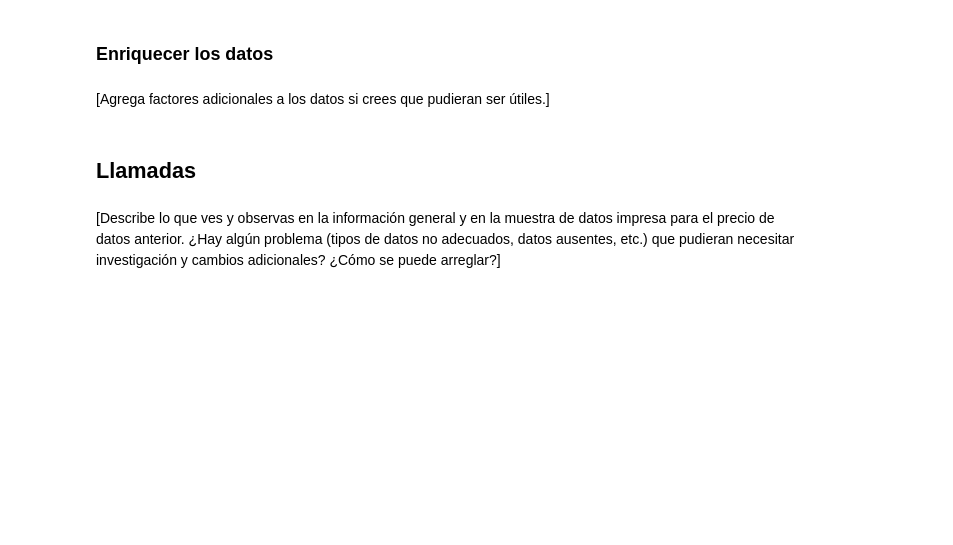
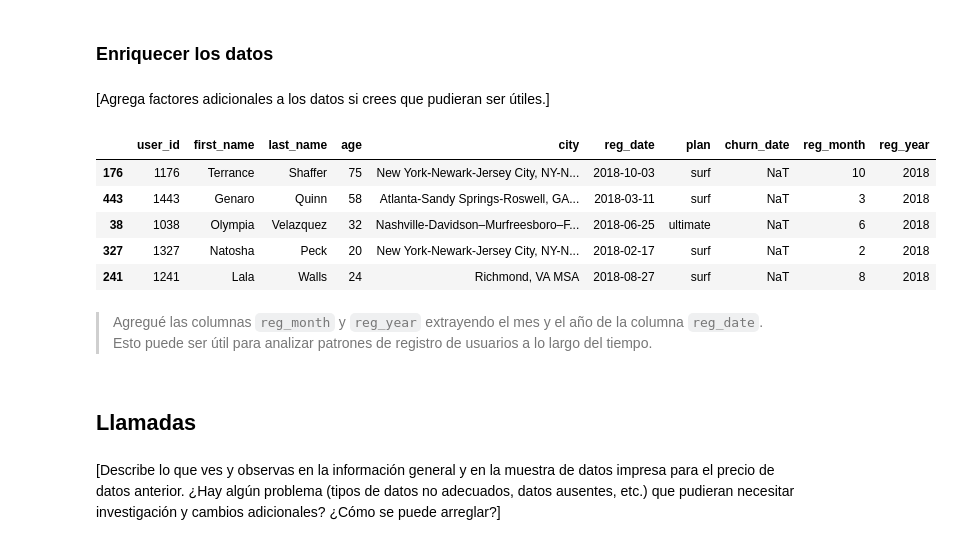
Before and after one commit to Davichobacter/data_science_tt, a Jupyter notebook: notebook.ipynb, the cells around one changed output. Saved outputs shown, nothing was run; the diff lists cells and outputs as text; code cells hidden in the pictures; blank space fills up the shorter version.

Commit message:
Terminando la sección de usuarios

```diff
--- a/notebook.ipynb
+++ b/notebook.ipynb
@@ -153,3 +180,6 @@ users_df.sample(10)
 ### Corregir los datos
 # %% [markdown]
 [Corrige los problemas obvios con los datos basándote en las observaciones iniciales.]
+# %%
+users_df['reg_date'] = pd.to_datetime(users_df['reg_date'])
+users_df['churn_date'] = pd.to_datetime(users_df['churn_date'])
@@ -157,6 +216,20 @@ users_df.sample(10)
 ### Enriquecer los datos
 # %% [markdown]
 [Agrega factores adicionales a los datos si crees que pudieran ser útiles.]
+# %%
+users_df['reg_month'] = users_df['reg_date'].dt.month
+users_df['reg_year'] = users_df['reg_date'].dt.year
+# %%
+users_df.sample(5)
+# %% [output]
+|  | user_id | first_name | last_name | age | city | reg_date | plan | churn_date | reg_month | reg_year |
+| 176 | 1176 | Terrance | Shaffer | 75 | New York-Newark-Jersey City, NY-N... | 2018-10-03 | surf | NaT | 10 | 2018 |
+| 443 | 1443 | Genaro | Quinn | 58 | Atlanta-Sandy Springs-Roswell, GA... | 2018-03-11 | surf | NaT | 3 | 2018 |
+| 38 | 1038 | Olympia | Velazquez | 32 | Nashville-Davidson–Murfreesboro–F... | 2018-06-25 | ultimate | NaT | 6 | 2018 |
+| 327 | 1327 | Natosha | Peck | 20 | New York-Newark-Jersey City, NY-N... | 2018-02-17 | surf | NaT | 2 | 2018 |
+| 241 | 1241 | Lala | Walls | 24 | Richmond, VA MSA | 2018-08-27 | surf | NaT | 8 | 2018 |
+# %% [markdown]
+> Agregué las columnas `reg_month` y `reg_year` extrayendo el mes y el año de la columna `reg_date`. Esto puede ser útil para analizar patrones de registro de usuarios a lo largo del tiempo.
 # %% [markdown]
 ## Llamadas
 # %%
```
Also changed, not shown: parts of 8 cells of this notebook.
